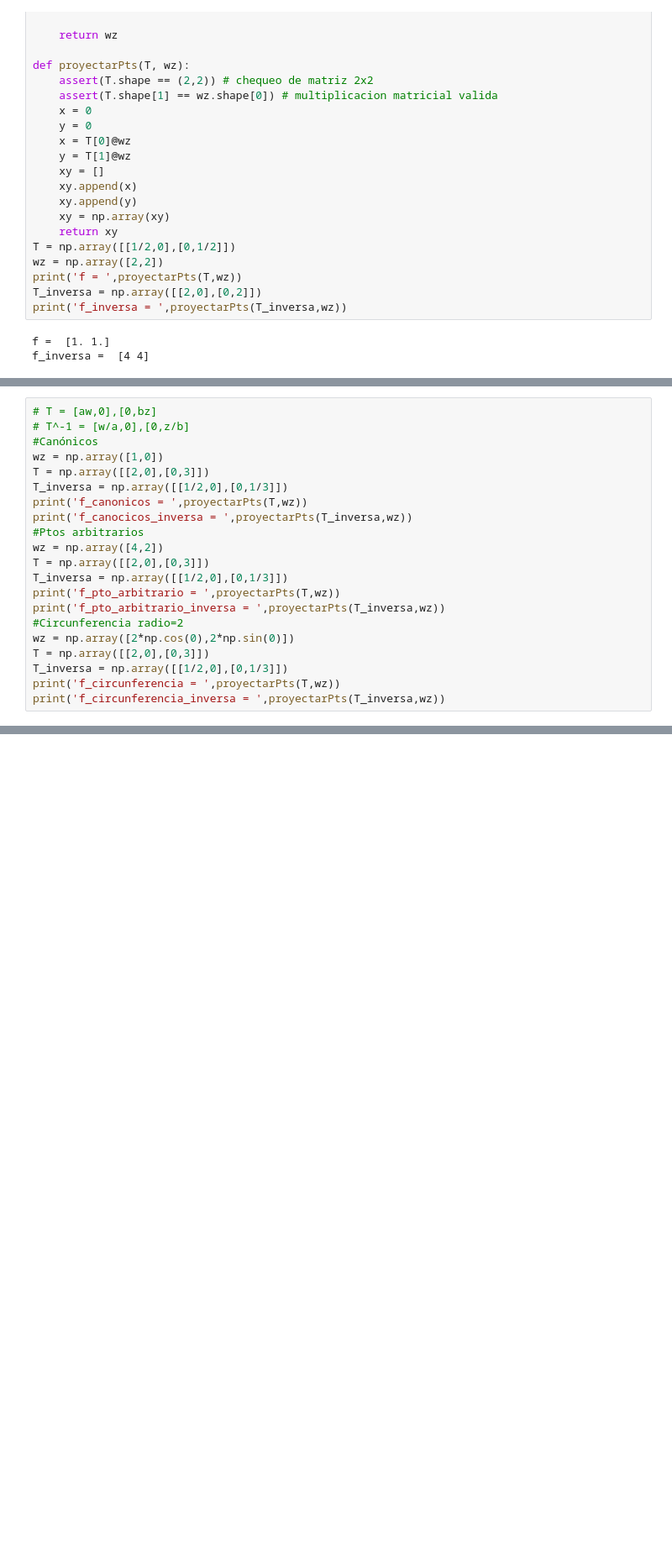
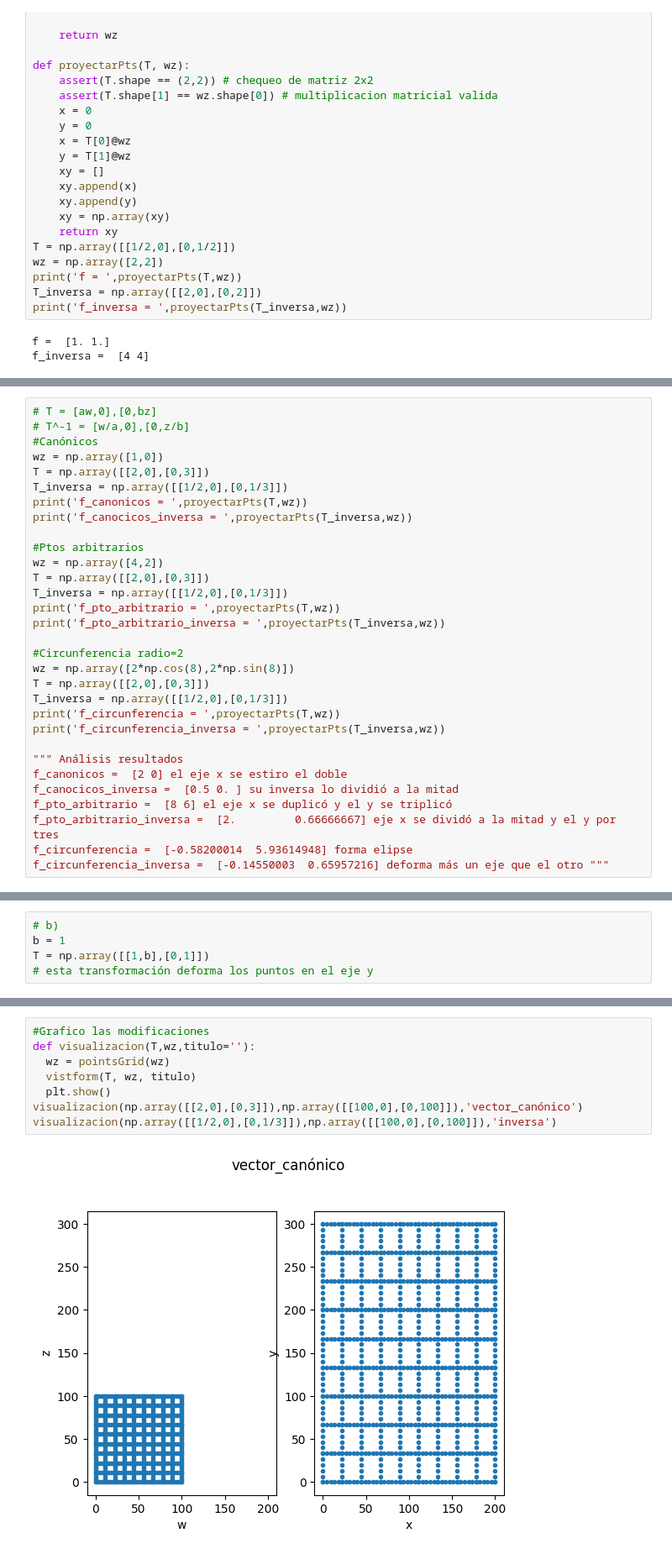
Before and after one commit to guadalupe-santos/ALC-Laboratorios, a Jupyter notebook: Laboratorio_N◦_02_Transformaciones_Lineales.ipynb, the cells around one changed output, grey strips where cells are left out. Shown at 84% size. Cells and saved outputs as stored; diff of their text form; blank space fills up the shorter version.

```diff
--- a/Laboratorio_N◦_02_Transformaciones_Lineales.ipynb
+++ b/Laboratorio_N◦_02_Transformaciones_Lineales.ipynb
@@ -52,18 +52,28 @@ T = np.array([[2,0],[0,3]])
 T_inversa = np.array([[1/2,0],[0,1/3]])
 print('f_canonicos = ',proyectarPts(T,wz))
 print('f_canocicos_inversa = ',proyectarPts(T_inversa,wz))
+
 #Ptos arbitrarios
 wz = np.array([4,2])
 T = np.array([[2,0],[0,3]])
 T_inversa = np.array([[1/2,0],[0,1/3]])
 print('f_pto_arbitrario = ',proyectarPts(T,wz))
 print('f_pto_arbitrario_inversa = ',proyectarPts(T_inversa,wz))
+
 #Circunferencia radio=2
-wz = np.array([2*np.cos(0),2*np.sin(0)])
+wz = np.array([2*np.cos(8),2*np.sin(8)])
 T = np.array([[2,0],[0,3]])
 T_inversa = np.array([[1/2,0],[0,1/3]])
 print('f_circunferencia = ',proyectarPts(T,wz))
 print('f_circunferencia_inversa = ',proyectarPts(T_inversa,wz))
+
+""" Análisis resultados
+f_canonicos =  [2 0] el eje x se estiro el doble
+f_canocicos_inversa =  [0.5 0. ] su inversa lo dividió a la mitad
+f_pto_arbitrario =  [8 6] el eje x se duplicó y el y se triplicó
+f_pto_arbitrario_inversa =  [2.         0.66666667] eje x se dividó a la mitad y el y por tres
+f_circunferencia =  [-0.58200014  5.93614948] forma elipse
+f_circunferencia_inversa =  [-0.14550003  0.65957216] deforma más un eje que el otro """
 # %% [output]
 f_canonicos =  [2 0]
 f_canocicos_inversa =  [0.5 0. ]
@@ -73,0 +94,5 @@ f_circunferencia_inversa =  [1. 0.]
+# %%
+# b)
+b = 1
+T = np.array([[1,b],[0,1]])
+# esta transformación deforma los puntos en el eje y
@@ -73,0 +170,10 @@ f_circunferencia_inversa =  [1. 0.]
+# %%
+#Grafico las modificaciones
+def visualizacion(T,wz,titulo=''):
+  wz = pointsGrid(wz)
+  vistform(T, wz, titulo)
+  plt.show()
+visualizacion(np.array([[2,0],[0,3]]),np.array([[100,0],[0,100]]),'vector_canónico')
+visualizacion(np.array([[1/2,0],[0,1/3]]),np.array([[100,0],[0,100]]),'inversa')
+# %% [output]
+[figure, added]
```
Also changed, not shown: parts of 20 cells of this notebook.
